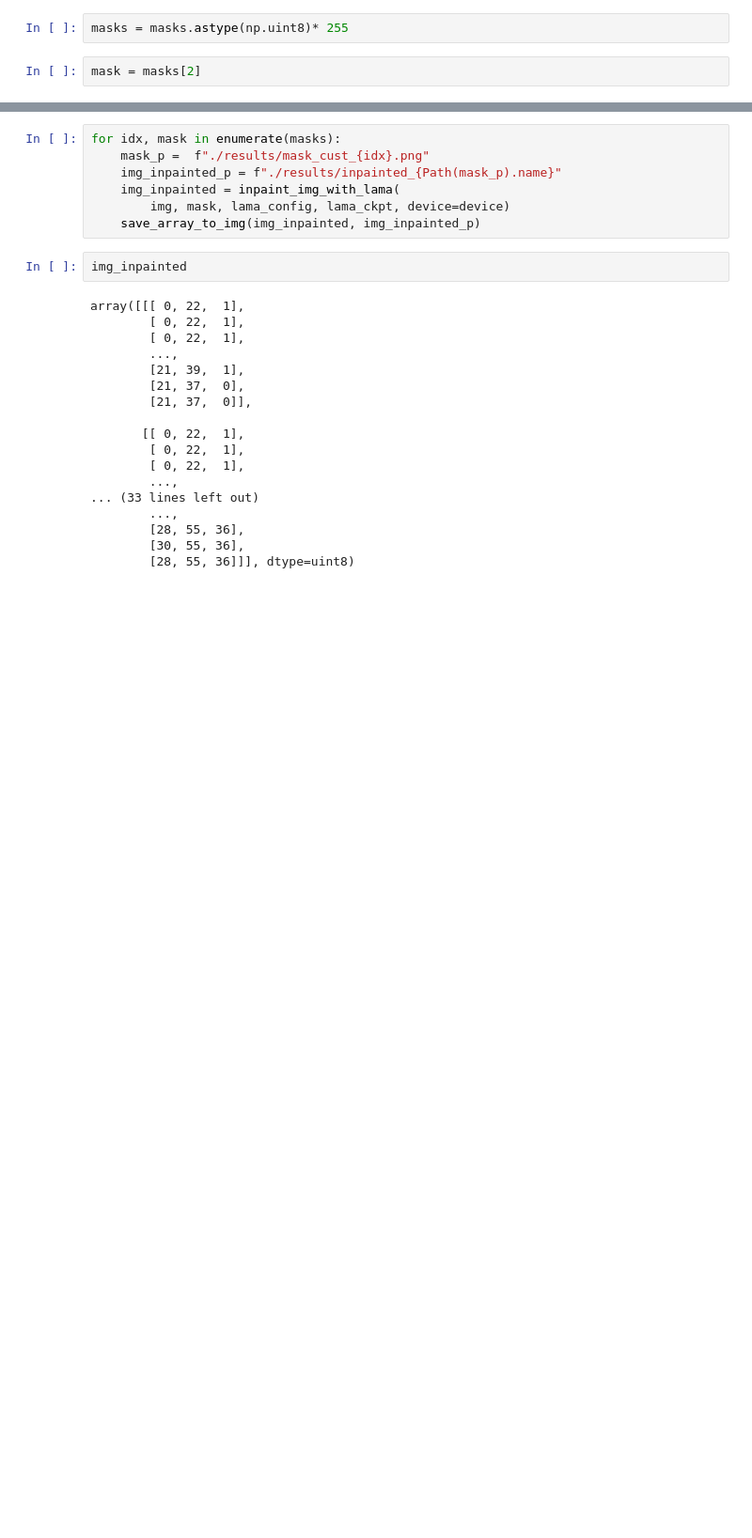
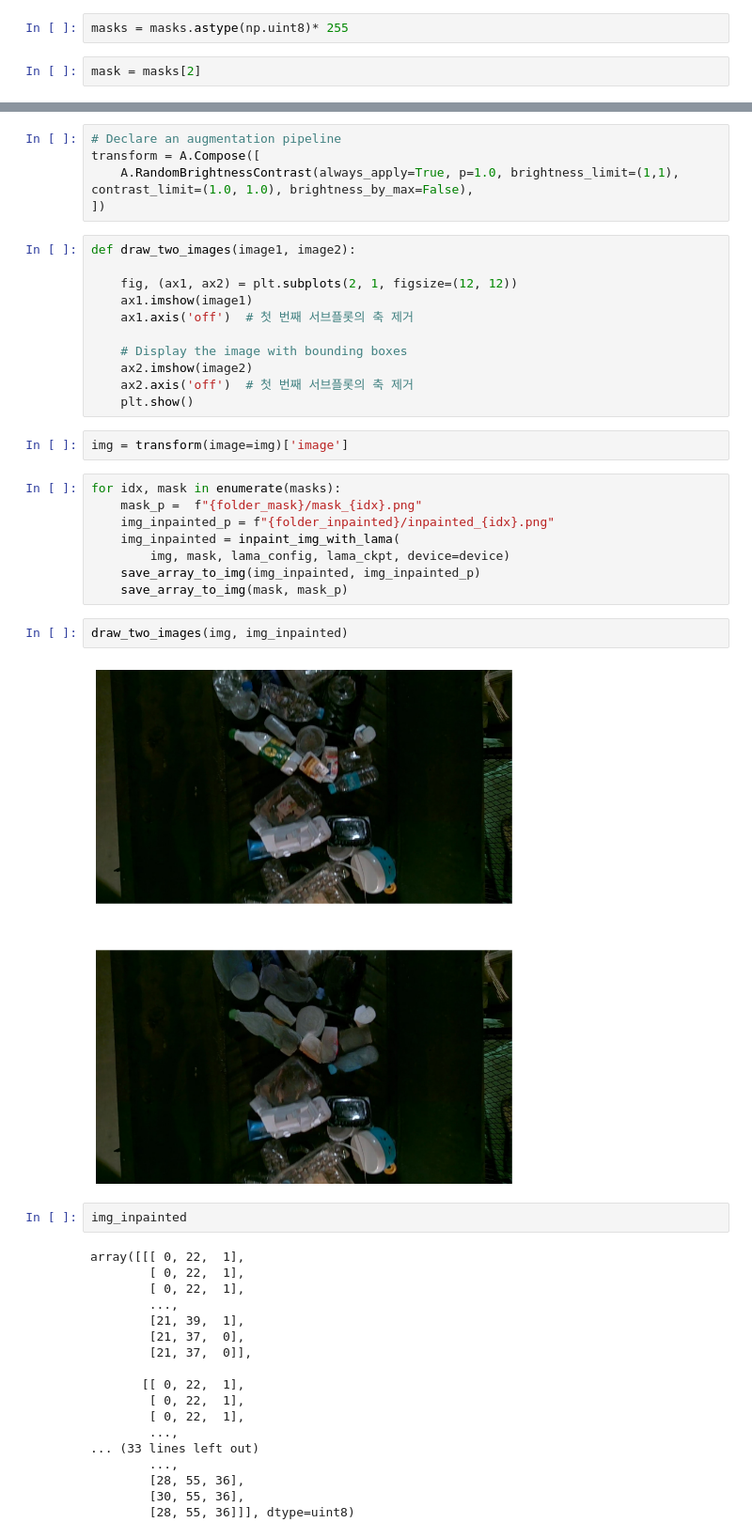
Before and after one commit to aicoss-wim-team/wim_data_generator, a Jupyter notebook: remove_anything.ipynb, the cells around one changed output, grey strips where cells are left out. Shown at 94% size. Cells and saved outputs as stored; diff of their text form; blank space fills up the shorter version.

```diff
--- a/remove_anything.ipynb
+++ b/remove_anything.ipynb
@@ -58,10 +172,33 @@ out_dir = './results'
+# %%
+# Declare an augmentation pipeline
+transform = A.Compose([
+    A.RandomBrightnessContrast(always_apply=True, p=1.0, brightness_limit=(1,1), contrast_limit=(1.0, 1.0), brightness_by_max=False),
+])
+# %%
+def draw_two_images(image1, image2):
+
+    fig, (ax1, ax2) = plt.subplots(2, 1, figsize=(12, 12))
+    ax1.imshow(image1)
+    ax1.axis('off')  # 첫 번째 서브플롯의 축 제거
+
+    # Display the image with bounding boxes
+    ax2.imshow(image2)
+    ax2.axis('off')  # 첫 번째 서브플롯의 축 제거
+    plt.show()
+# %%
+img = transform(image=img)['image']
 # %%
 for idx, mask in enumerate(masks):
-    mask_p =  f"./results/mask_cust_{idx}.png"
-    img_inpainted_p = f"./results/inpainted_{Path(mask_p).name}"
+    mask_p =  f"{folder_mask}/mask_{idx}.png"
+    img_inpainted_p = f"{folder_inpainted}/inpainted_{idx}.png"
     img_inpainted = inpaint_img_with_lama(
         img, mask, lama_config, lama_ckpt, device=device)
     save_array_to_img(img_inpainted, img_inpainted_p)
+    save_array_to_img(mask, mask_p)
+# %%
+draw_two_images(img, img_inpainted)
+# %% [output]
+[figure, added]
 # %%
 img_inpainted
 # %% [output]
```
Also changed, not shown: parts of 14 cells of this notebook, 14 other files.
